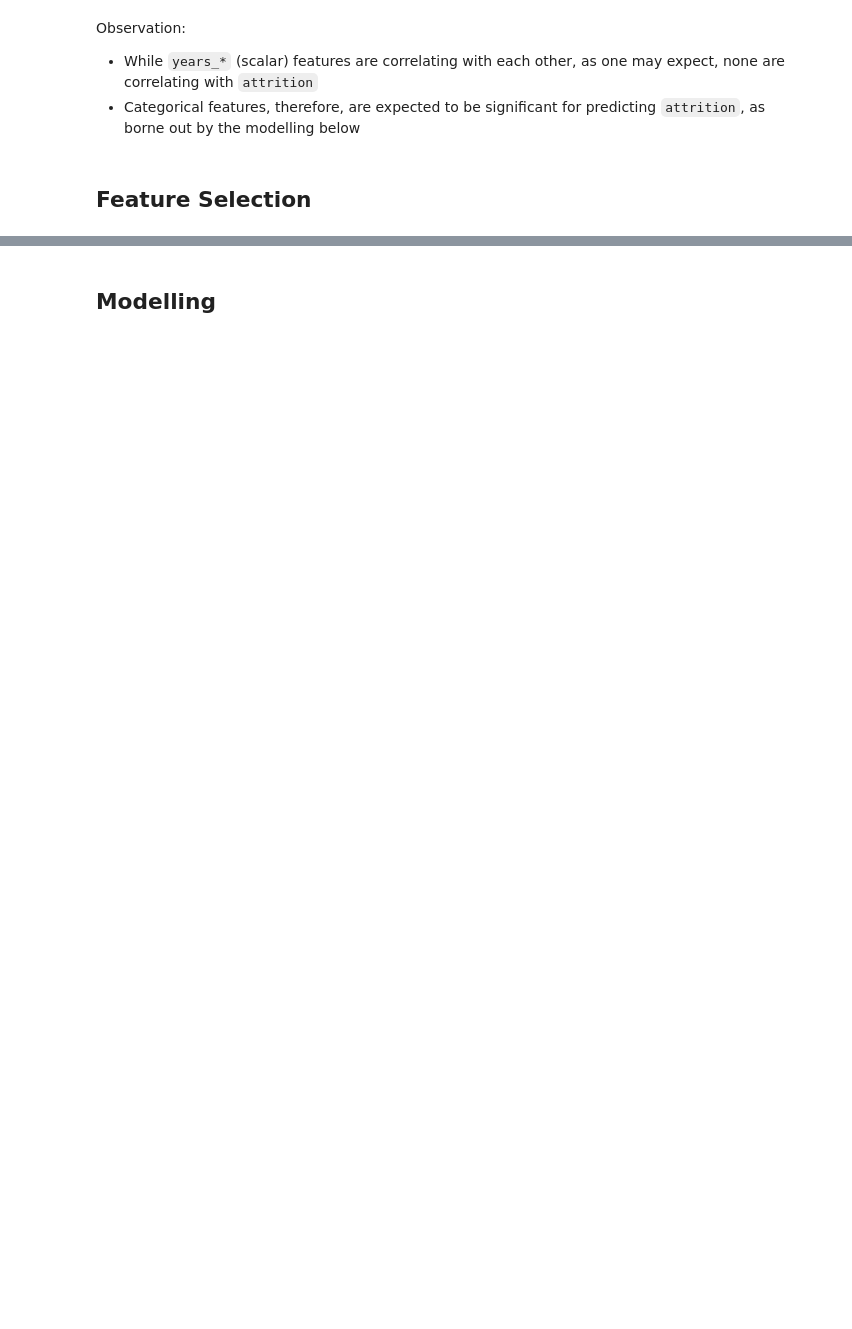
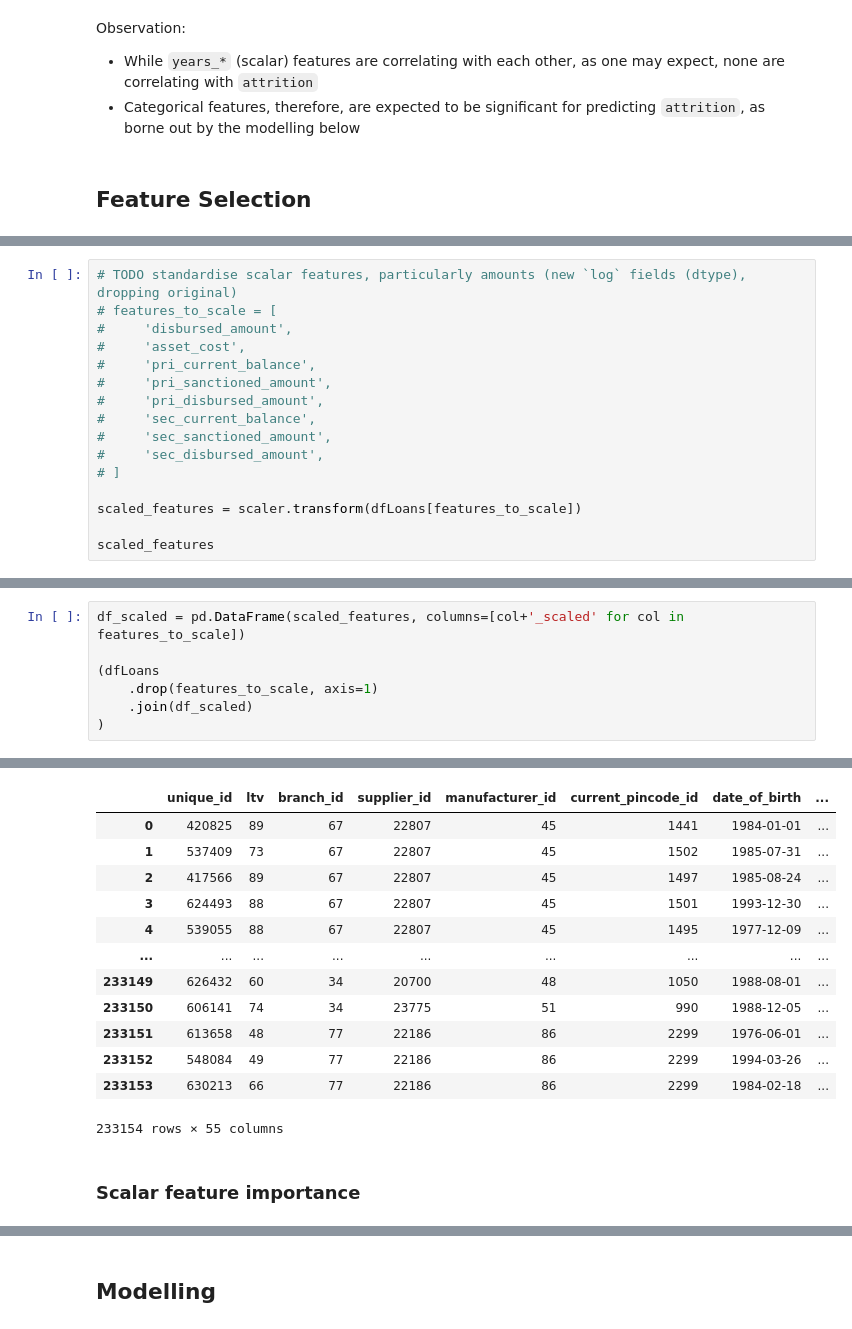
Before and after one commit to julrichkieffer/portfolio-data-science, a Jupyter notebook: 04 vehicle loan default/notebook.ipynb, the cells around one changed output, grey strips where cells are left out. Drawn from its saved outputs; the diff is of its cells as text; blank space fills up the shorter version.

```diff
--- a/04 vehicle loan default/notebook.ipynb
+++ b/04 vehicle loan default/notebook.ipynb
@@ -1300,0 +1426,16 @@ Observation:
+# %%
+# TODO standardise scalar features, particularly amounts (new `log` fields (dtype), dropping original)
+# features_to_scale = [
+#     'disbursed_amount',
+#     'asset_cost',
+#     'pri_current_balance',
+#     'pri_sanctioned_amount',
+#     'pri_disbursed_amount',
+#     'sec_current_balance',
+#     'sec_sanctioned_amount',
+#     'sec_disbursed_amount',
+# ]
+
+scaled_features = scaler.transform(dfLoans[features_to_scale])
+
+scaled_features
@@ -1300,0 +1457,8 @@ Observation:
+# %%
+df_scaled = pd.DataFrame(scaled_features, columns=[col+'_scaled' for col in features_to_scale])
+
+(dfLoans
+    .drop(features_to_scale, axis=1)
+    .join(df_scaled)
+)
+# %% [output]
@@ -1300,0 +1466,15 @@ Observation:
+|  | unique_id | ltv | branch_id | supplier_id | manufacturer_id | current_pincode_id | date_of_birth | ... |
+| 0 | 420825 | 89 | 67 | 22807 | 45 | 1441 | 1984-01-01 | ... |
+| 1 | 537409 | 73 | 67 | 22807 | 45 | 1502 | 1985-07-31 | ... |
+| 2 | 417566 | 89 | 67 | 22807 | 45 | 1497 | 1985-08-24 | ... |
+| 3 | 624493 | 88 | 67 | 22807 | 45 | 1501 | 1993-12-30 | ... |
+| 4 | 539055 | 88 | 67 | 22807 | 45 | 1495 | 1977-12-09 | ... |
+| ... | ... | ... | ... | ... | ... | ... | ... | ... |
+| 233149 | 626432 | 60 | 34 | 20700 | 48 | 1050 | 1988-08-01 | ... |
+| 233150 | 606141 | 74 | 34 | 23775 | 51 | 990 | 1988-12-05 | ... |
+| 233151 | 613658 | 48 | 77 | 22186 | 86 | 2299 | 1976-06-01 | ... |
+| 233152 | 548084 | 49 | 77 | 22186 | 86 | 2299 | 1994-03-26 | ... |
+| 233153 | 630213 | 66 | 77 | 22186 | 86 | 2299 | 1984-02-18 | ... |
+233154 rows × 55 columns
+# %% [markdown]
+### Scalar feature importance
```
Also changed, not shown: parts of 69 cells of this notebook.
